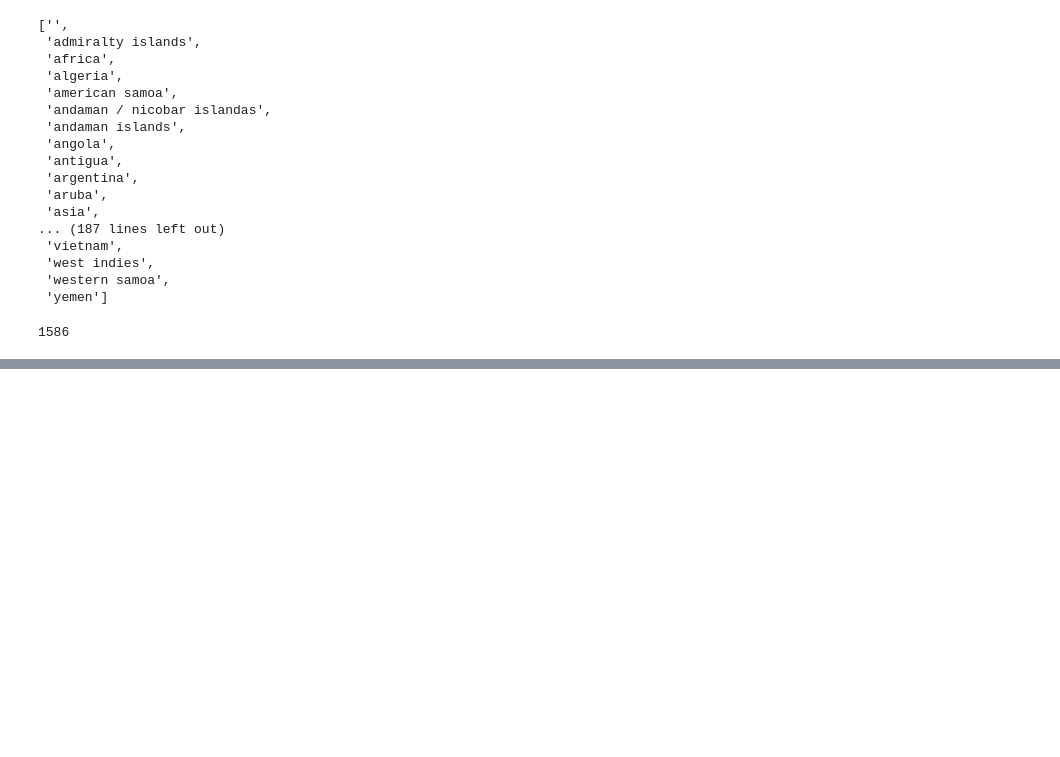
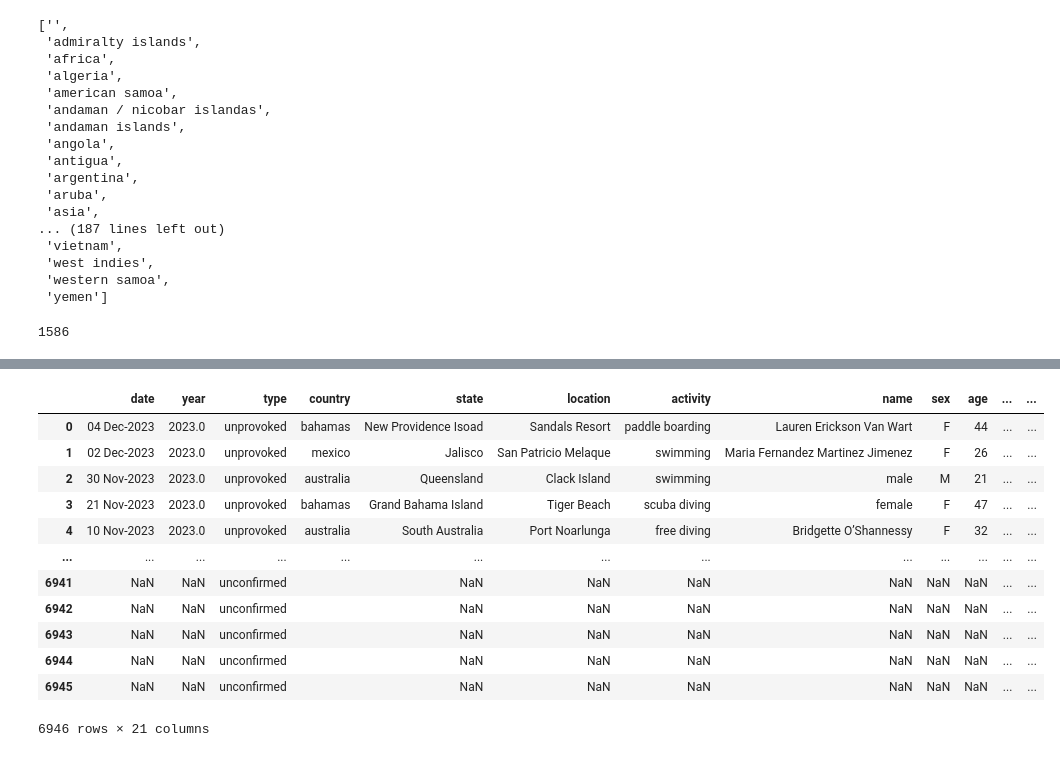
Before and after one commit to portela824/quest-shark, a Jupyter notebook: Quest.ipynb, the cells around one changed output, grey strips where cells are left out. Cells and saved outputs as stored; diff of their text form; code cells hidden in the pictures; blank space fills up the shorter version.

```diff
--- a/Quest.ipynb
+++ b/Quest.ipynb
@@ -155,11 +155,11 @@ I added this, so tommorow I can continue on this part
 
 """
 
-sharks_df.dropna(subset=["activity"])
+df.dropna(subset=["activity"])
 
-sharks_df["activity"] = sharks_df["activity"].str.lower()
+df["activity"] = df["activity"].str.lower()
 
-sharks_df['activity'] = sharks_df['activity'].replace({'fishing for red fish': 'fishing', 'Fishing boat swamped in a storm':'fishing','free diving (but on surface)': 'free diving'})
+df['activity'] = df['activity'].replace({'fishing for red fish': 'fishing', 'Fishing boat swamped in a storm':'fishing','free diving (but on surface)': 'free diving'})
 # %%
 # José 11:45pm
 
@@ -168,10 +168,11 @@ I remove the nan variable,replace some variables like ? to Unconfirmed,
 and turn all the variables in lower case
 """
 # replace nan, ?, Unconfirmed, Invalid with Unverified. Use map.
+#df.dropna(subset=["type"], inplace=True)
 
-df["type"] = df["type"].replace({"?": "Unconfirmed", "Unconfirmed": "Unconfirmed", "Unverified": "Unconfirmed", "Under investigation":"Unconfirmed"})
+df["type"] = df["type"].fillna('Unconfirmed')
+df["type"] = df["type"].replace({"?": "Unconfirmed", "Unconfirmed": "Unconfirmed", "Unverified": "Unconfirmed", "Under investigation":"Unconfirmed","Questionable":"Unconfirmed"})
 df["type"] = df["type"].str.lower()
-df.dropna(subset=["type"], inplace=True)
 df["type"].unique()
 df["type"].value_counts()
 # %% [output]
@@ -186,0 +189,15 @@ Name: type, dtype: int64
+# %%
+pd.set_option('display.max_rows', 1000)
+
+pivot_table = df.pivot_table(index='country',
+                             columns='activity',values='date', aggfunc='count')
+#sorted_pivot_table = pivot_table.sort_values(by='activity', ascending=False)
+
+#surfing_stats = sorted_pivot_table[sorted_pivot_table.index.isin(['surfing'])]
+
+pivot_table.loc[['usa','australia','south africa'],['surfing','swimming']]
+
+
+#pivot_table
+#sorted_pivot_table
+#surfing_statsr
@@ -186,0 +210,16 @@ Name: type, dtype: int64
+# %%
+df
+# %% [output]
+|  | date | year | type | country | state | location | activity | name | sex | age | ... | ... |
+| 0 | 04 Dec-2023 | 2023.0 | unprovoked | bahamas | New Providence Isoad | Sandals Resort | paddle boarding | Lauren Erickson Van Wart | F | 44 | ... | ... |
+| 1 | 02 Dec-2023 | 2023.0 | unprovoked | mexico | Jalisco | San Patricio Melaque | swimming | Maria Fernandez Martinez Jimenez | F | 26 | ... | ... |
+| 2 | 30 Nov-2023 | 2023.0 | unprovoked | australia | Queensland | Clack Island | swimming | male | M | 21 | ... | ... |
+| 3 | 21 Nov-2023 | 2023.0 | unprovoked | bahamas | Grand Bahama Island | Tiger Beach | scuba diving | female | F | 47 | ... | ... |
+| 4 | 10 Nov-2023 | 2023.0 | unprovoked | australia | South Australia | Port Noarlunga | free diving | Bridgette O’Shannessy | F | 32 | ... | ... |
+| ... | ... | ... | ... | ... | ... | ... | ... | ... | ... | ... | ... | ... |
+| 6941 | NaN | NaN | unconfirmed |  | NaN | NaN | NaN | NaN | NaN | NaN | ... | ... |
+| 6942 | NaN | NaN | unconfirmed |  | NaN | NaN | NaN | NaN | NaN | NaN | ... | ... |
+| 6943 | NaN | NaN | unconfirmed |  | NaN | NaN | NaN | NaN | NaN | NaN | ... | ... |
+| 6944 | NaN | NaN | unconfirmed |  | NaN | NaN | NaN | NaN | NaN | NaN | ... | ... |
+| 6945 | NaN | NaN | unconfirmed |  | NaN | NaN | NaN | NaN | NaN | NaN | ... | ... |
+6946 rows × 21 columns
```
Also changed, not shown: parts of 3 cells of this notebook.
